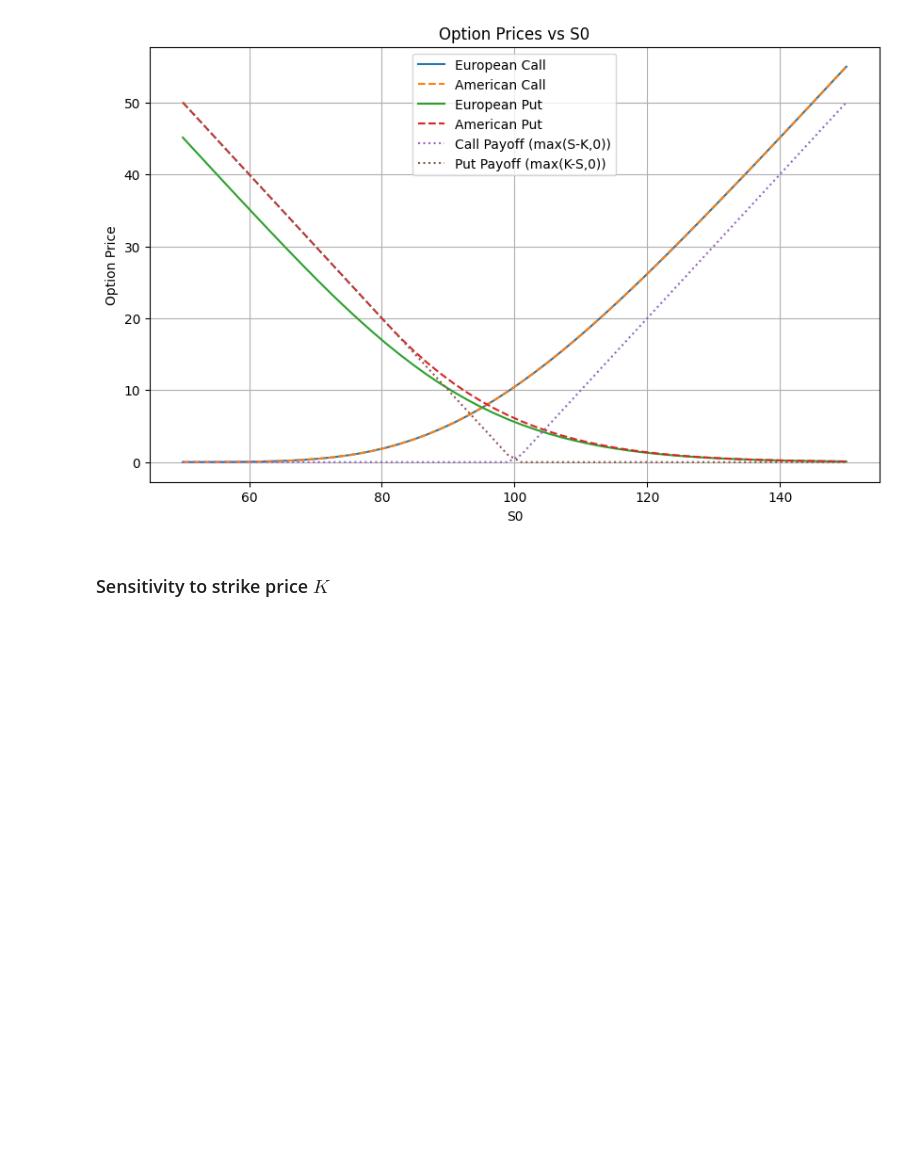
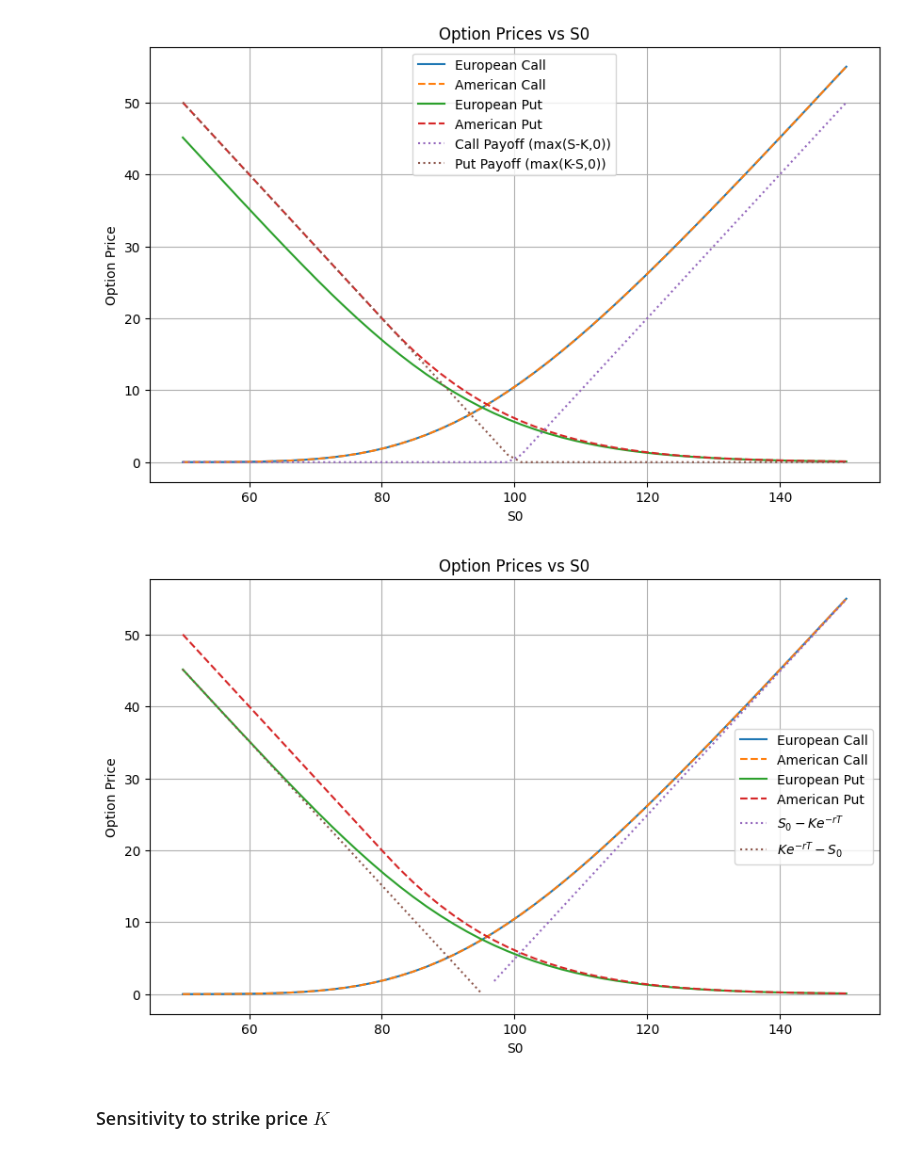
Before and after one commit to AleksyBalazinski/option-pricing, a Jupyter notebook: analysis.ipynb, the cells around one changed output. Cells and saved outputs as stored; diff of their text form; code cells hidden in the pictures; blank space fills up the shorter version.

```diff
--- a/analysis.ipynb
+++ b/analysis.ipynb
@@ -209,6 +232,17 @@ analyze_sensitivity('S0', np.linspace(50, 150, 50), K_eq_S0_params)
 plt.show()
 # %% [output]
 [figure]
+# %%
+S0_vals = np.linspace(50, 150, 50)
+ax = analyze_sensitivity('S0', S0_vals, K_eq_S0_params)
+F_call = S0_vals - BASE_K * np.exp(-BASE_R * BASE_T)
+F_put = BASE_K * np.exp(-BASE_R * BASE_T) - S0_vals
+ax.plot(S0_vals[F_call >= 0], F_call[F_call >= 0], label=r'$S_0 - Ke^{-rT}$', linestyle=':')
+ax.plot(S0_vals[F_put >= 0], F_put[F_put >= 0], label=r'$Ke^{-rT} - S_0$', linestyle=':')
+ax.legend()
+plt.show()
+# %% [output]
+[figure, added]
 # %% [markdown]
 ### Sensitivity to strike price $K$
 # %%
```
Also changed, not shown: parts of 12 cells of this notebook.
